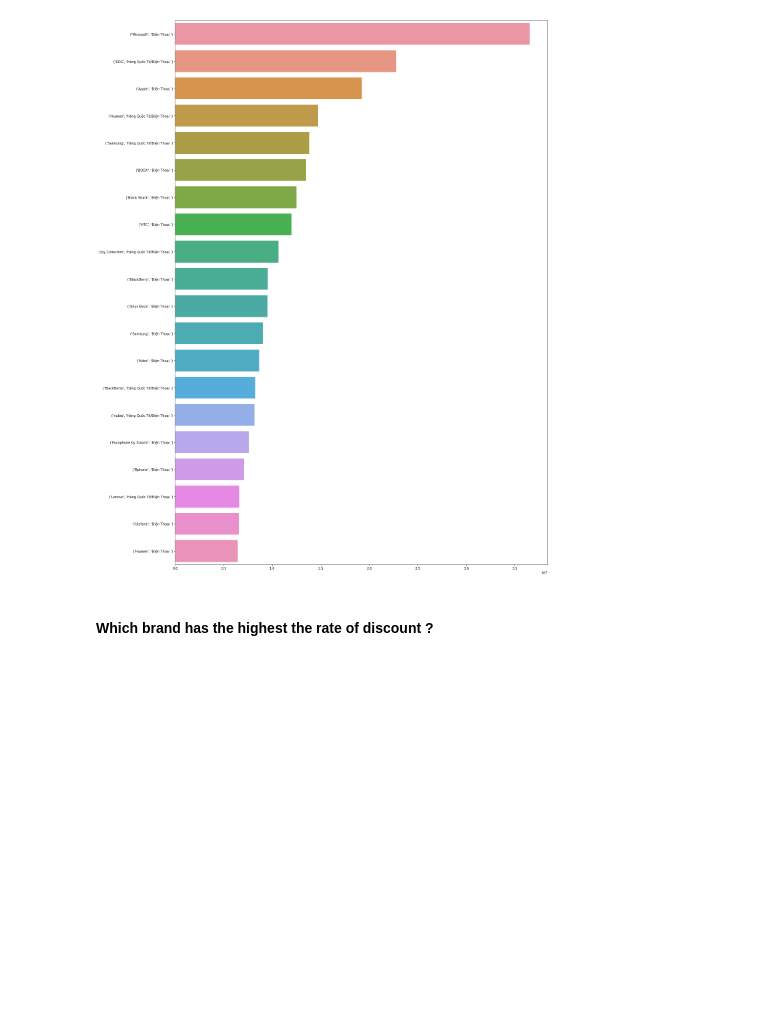
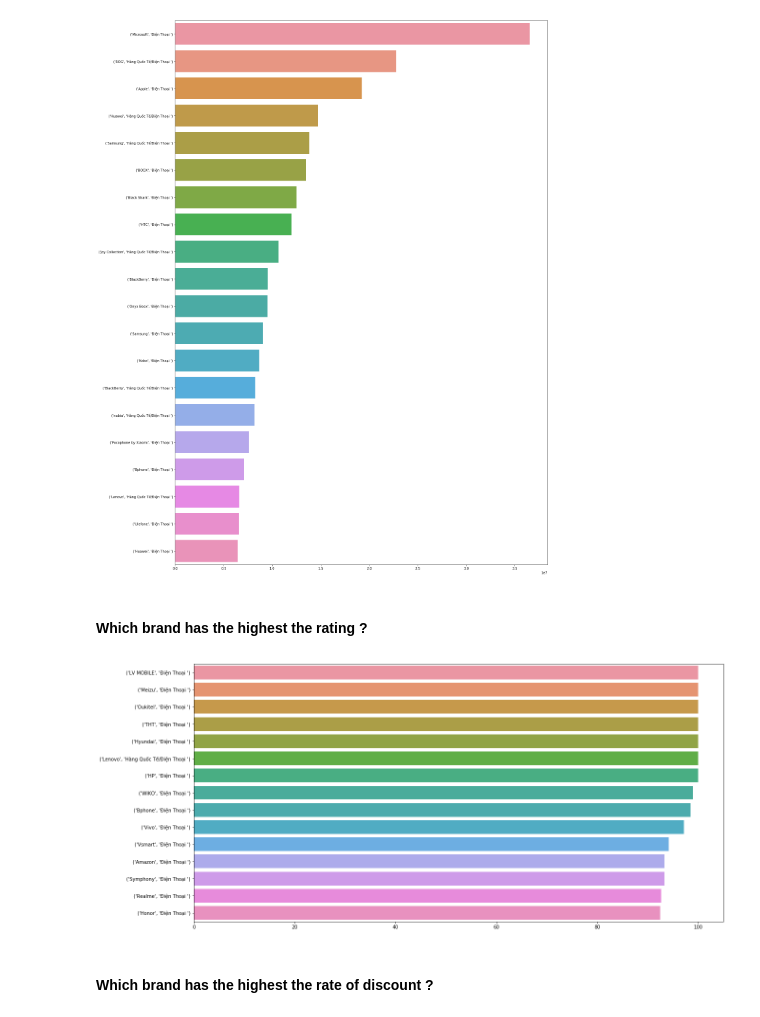
Before and after one commit to hangnguyennn13/scrape_tiki_products, a Jupyter notebook: code/Week2_Project.ipynb, the cells around one changed output. Drawn from its saved outputs; the diff is of its cells as text; code cells hidden in the pictures; blank space fills up the shorter version.

```diff
--- a/code/Week2_Project.ipynb
+++ b/code/Week2_Project.ipynb
@@ -344,6 +356,17 @@ dienthoai = products[products["category"]=="Điện Thoại - Máy Tính Bảng"
 brand_price(dienthoai)
 # %% [output]
 [figure]
+# %% [markdown]
+#### Which brand has the highest the rating ?
+# %%
+def brand_rating(df):
+    mean_rating = df.groupby(["brand","subcategory"])["rating"].mean().sort_values(ascending=False).head(15)
+    plt.figure(figsize=(20,10))
+    sns.barplot(y = mean_rating.index,x = mean_rating.values)
+# %%
+brand_rating(dienthoai)
+# %% [output]
+[figure, added]
 # %% [markdown]
 #### Which brand has the highest the rate of discount ?
 # %%
```
Also changed, not shown: parts of 2 cells of this notebook.
